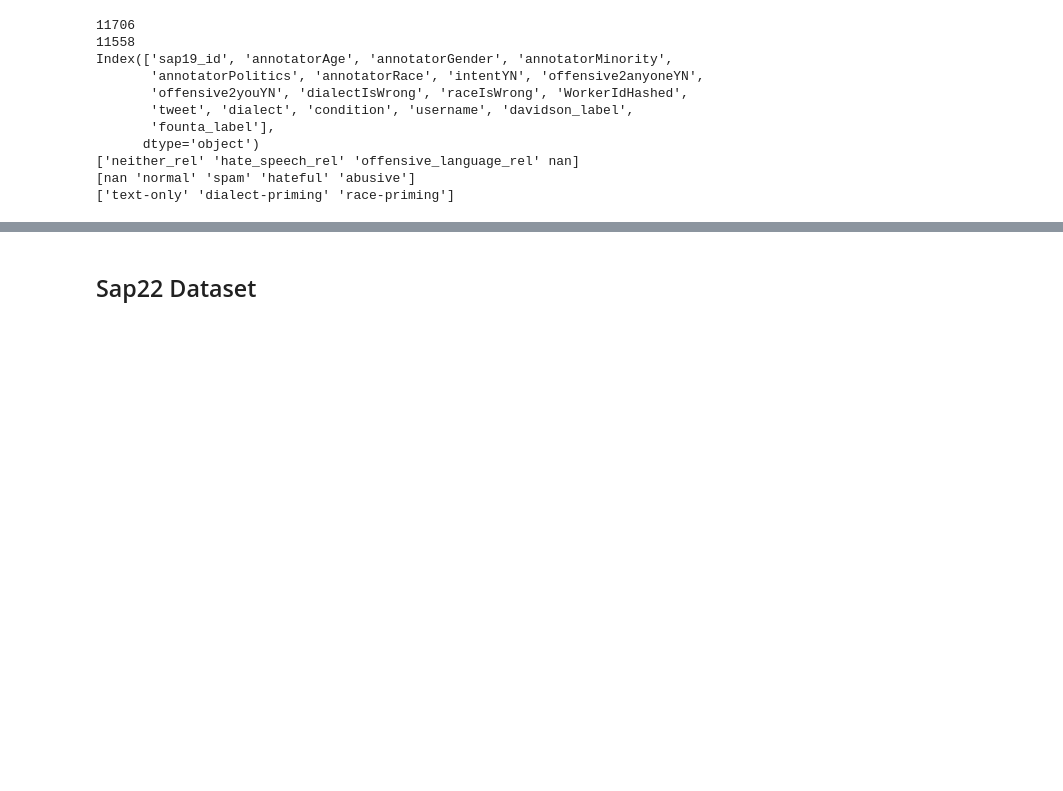
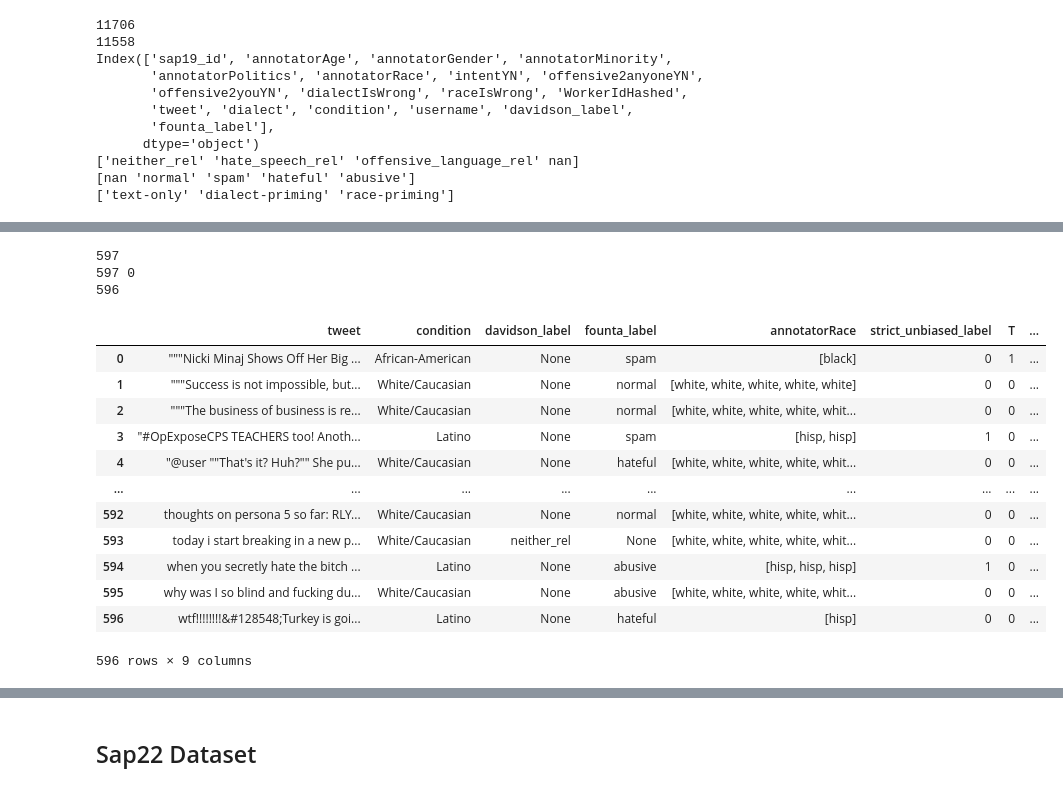
Before and after one commit to fionasguo/causal_fairness, a Jupyter notebook: notebooks/data_exploration.ipynb, the cells around one changed output, grey strips where cells are left out. Cells and saved outputs as stored; diff of their text form; code cells hidden in the pictures; blank space fills up the shorter version.

```diff
--- a/notebooks/data_exploration.ipynb
+++ b/notebooks/data_exploration.ipynb
@@ -335,0 +425,26 @@ See the caveats in the documentation: https://pandas.pydata.org/pandas-docs/stab
+# %%
+print(len(test_data_strict))
+test_data_strict = test_data_strict.merge(df_davidson[['processed','aav']].drop_duplicates(subset=['processed']),how='left',on='processed').merge(df_founta[['processed','aav']].drop_duplicates(subset=['processed']),how='left',on='processed')
+test_data_strict.loc[~test_data_strict.aav_y.isnull(),'aav_x'] = test_data_strict.loc[~test_data_strict.aav_y.isnull(),'aav_y']
+print(len(test_data_strict),len(test_data_strict[test_data_strict.aav_x.isnull()]))
+test_data_strict = test_data_strict.drop_duplicates(subset=['processed'])
+print(len(test_data_strict))
+test_data_strict = test_data_strict.drop('aav_y',axis=1)
+test_data_strict
+# %% [output]
+597
+597 0
+596
+|  | tweet | condition | davidson_label | founta_label | annotatorRace | strict_unbiased_label | T | ... |
+| 0 | """Nicki Minaj Shows Off Her Big ... | African-American | None | spam | [black] | 0 | 1 | ... |
+| 1 | """Success is not impossible, but... | White/Caucasian | None | normal | [white, white, white, white, white] | 0 | 0 | ... |
+| 2 | """The business of business is re... | White/Caucasian | None | normal | [white, white, white, white, whit... | 0 | 0 | ... |
+| 3 | "#OpExposeCPS TEACHERS too! Anoth... | Latino | None | spam | [hisp, hisp] | 1 | 0 | ... |
+| 4 | "@user ""That's it? Huh?"" She pu... | White/Caucasian | None | hateful | [white, white, white, white, whit... | 0 | 0 | ... |
+| ... | ... | ... | ... | ... | ... | ... | ... | ... |
+| 592 | thoughts on persona 5 so far: RLY... | White/Caucasian | None | normal | [white, white, white, white, whit... | 0 | 0 | ... |
+| 593 | today i start breaking in a new p... | White/Caucasian | neither_rel | None | [white, white, white, white, whit... | 0 | 0 | ... |
+| 594 | when you secretly hate the bitch ... | Latino | None | abusive | [hisp, hisp, hisp] | 1 | 0 | ... |
+| 595 | why was I so blind and fucking du... | White/Caucasian | None | abusive | [white, white, white, white, whit... | 0 | 0 | ... |
+| 596 | wtf!!!!!!!!&#128548;Turkey is goi... | Latino | None | hateful | [hisp] | 0 | 0 | ... |
+596 rows × 9 columns
```
Also changed, not shown: parts of 14 cells of this notebook, 11 other files.
